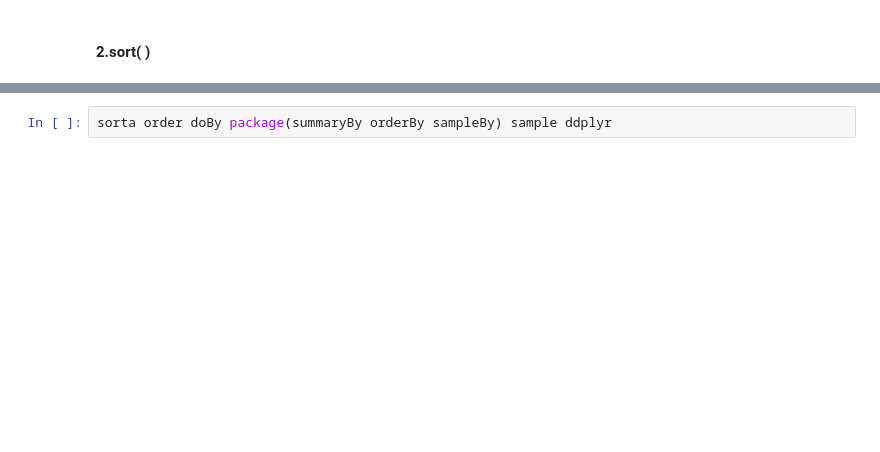
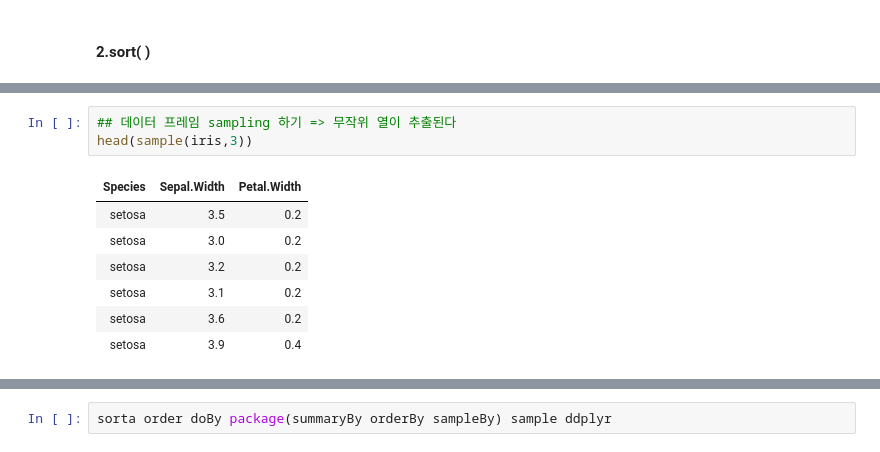
Before and after one commit to tommylee8939/TIL, a Jupyter notebook: R/R_정리/R10 ; data.frame functions-2.ipynb, the cells around one changed output, grey strips where cells are left out. Cells and saved outputs as stored; diff of their text form; blank space fills up the shorter version.

```diff
--- a/R/R_정리/R10 ; data.frame functions-2.ipynb
+++ b/R/R_정리/R10 ; data.frame functions-2.ipynb
@@ -51,0 +128,11 @@ sort(iris$Sepal.Length)
+# %%
+## 데이터 프레임 sampling 하기 => 무작위 열이 추출된다
+head(sample(iris,3))
+# %% [output]
+| Species | Sepal.Width | Petal.Width |
+| setosa | 3.5 | 0.2 |
+| setosa | 3.0 | 0.2 |
+| setosa | 3.2 | 0.2 |
+| setosa | 3.1 | 0.2 |
+| setosa | 3.6 | 0.2 |
+| setosa | 3.9 | 0.4 |
```
Also changed, not shown: parts of 24 cells of this notebook.
